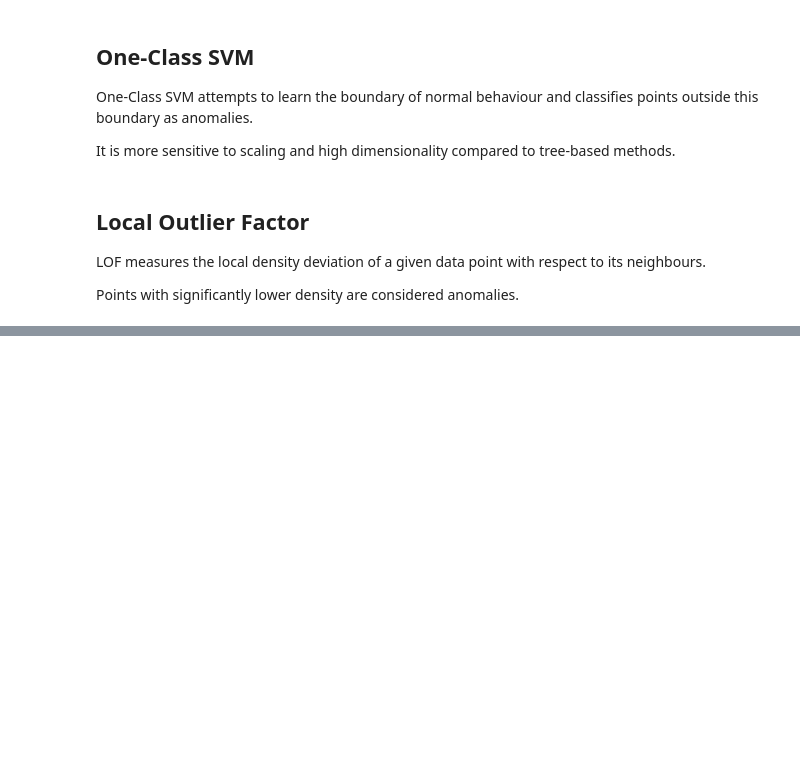
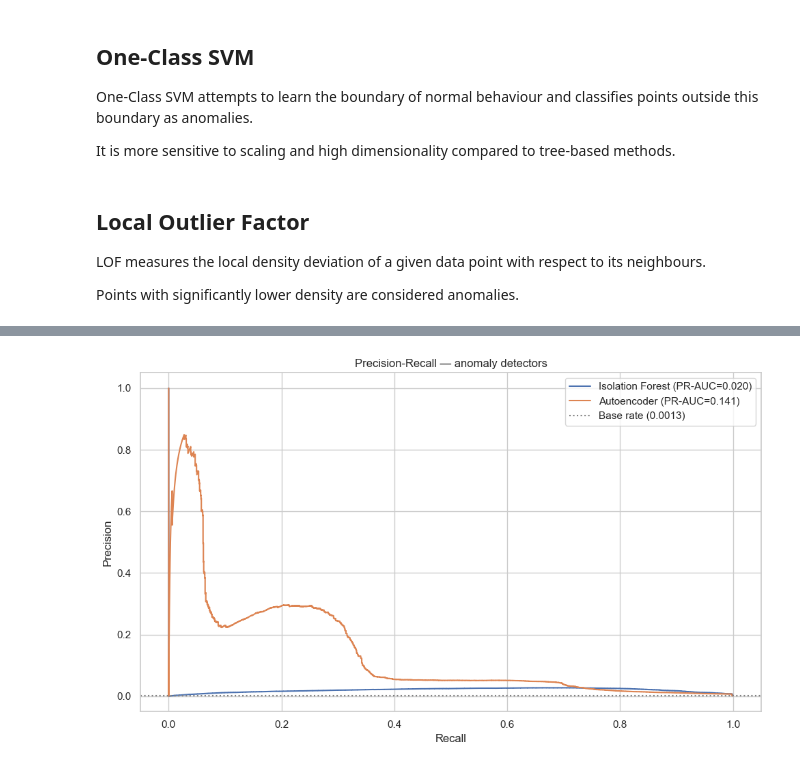
Before and after one commit to MarcLVR/financial-fraud-anomaly-detection, a Jupyter notebook: notebooks/04_anomaly_detection.ipynb, the cells around one changed output, grey strips where cells are left out. Cells and saved outputs as stored; diff of their text form; code cells hidden in the pictures; blank space fills up the shorter version.

```diff
--- a/notebooks/04_anomaly_detection.ipynb
+++ b/notebooks/04_anomaly_detection.ipynb
@@ -128,0 +257,19 @@ comparison.sort_values(by="PR-AUC", ascending=False)
+# %%
+fig, ax = plt.subplots(figsize=(10, 6))
+for scores, name in [
+    (iso_scores, "Isolation Forest"),
+    (ae_scores,  "Autoencoder"),
+]:
+    precision, recall, _ = precision_recall_curve(y_test, scores)
+    pr_auc = average_precision_score(y_test, scores)
+    ax.plot(recall, precision, label=f"{name} (PR-AUC={pr_auc:.3f})")
+ax.axhline(y_test.mean(), linestyle=":", color="grey",
+           label=f"Base rate ({y_test.mean():.4f})")
+ax.set(title="Precision-Recall — anomaly detectors",
+       xlabel="Recall", ylabel="Precision")
+ax.legend()
+plt.tight_layout()
+plt.savefig(FIGURES_DIR / "anomaly_pr_curves.png", dpi=150)
+plt.show()
+# %% [output]
+[figure, added]
```
Also changed, not shown: parts of 17 cells of this notebook, 13 other files.
